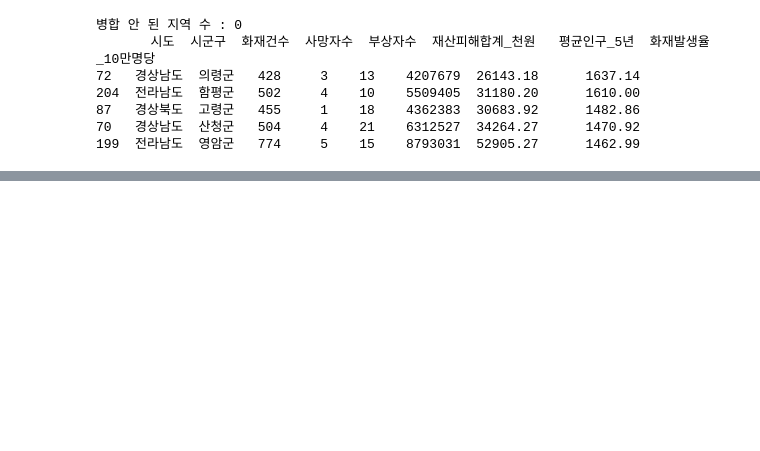
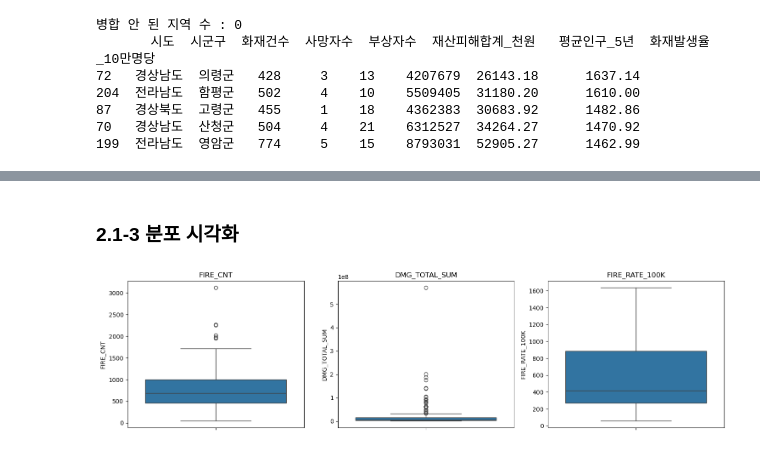
Before and after one commit to woohyun029/NFA-Fire-Analysis-2024, a Jupyter notebook: nfa_fire_2024.ipynb, the cells around one changed output, grey strips where cells are left out. Cells and saved outputs as stored; diff of their text form; code cells hidden in the pictures; blank space fills up the shorter version.

Commit message:
PY_nfa_fire_2024.ipynb

```diff
--- a/nfa_fire_2024.ipynb
+++ b/nfa_fire_2024.ipynb
@@ -181,0 +186,16 @@ pop_final.rename(columns={
+# %%
+import pandas as pd
+import numpy as np
+import matplotlib.pyplot as plt
+import seaborn as sns
+
+plt.rc('font', family='Malgun Gothic')
+plt.rcParams['axes.unicode_minus'] = False
+# %%
+df = pd.read_csv(r'C:\data\fire_population_analysis.csv', encoding='utf-8-sig')
+print(df.shape)
+
+num_cols = ['FIRE_CNT', 'DEATH_CNT', 'INJURY_CNT', 'DMG_TOTAL_SUM', 'POP_AVG_5YR', 'FIRE_RATE_100K']
+stats = df[num_cols].describe().T
+stats['skew'] = df[num_cols].skew()
+print(stats[['mean', '50%', 'std', 'min', 'max', 'skew']])
@@ -181,0 +221,10 @@ pop_final.rename(columns={
+# %%
+def iqr_outliers(s):
+    q1, q3 = s.quantile([0.25, 0.75])
+    iqr = q3 - q1
+    return (s < q1 - 1.5 * iqr) | (s > q3 + 1.5 * iqr)
+
+for col in ['FIRE_CNT', 'DMG_TOTAL_SUM', 'FIRE_RATE_100K']:
+    mask = iqr_outliers(df[col])
+    print(f'\n[{col}] 이상치 {mask.sum()}개')
+    print(df.loc[mask, ['SIDO', 'SIGUNGU', col]].sort_values(col, ascending=False))
@@ -181,0 +249,11 @@ pop_final.rename(columns={
+# %% [markdown]
+### 2.1-3 분포 시각화
+# %%
+fig, axes = plt.subplots(1, 3, figsize=(15, 4))
+for ax, col in zip(axes, ['FIRE_CNT', 'DMG_TOTAL_SUM', 'FIRE_RATE_100K']):
+    sns.boxplot(y=df[col], ax=ax)
+    ax.set_title(col)
+plt.tight_layout()
+plt.show()
+# %% [output]
+[figure, added]
```
Also changed, not shown: parts of 16 cells of this notebook.
